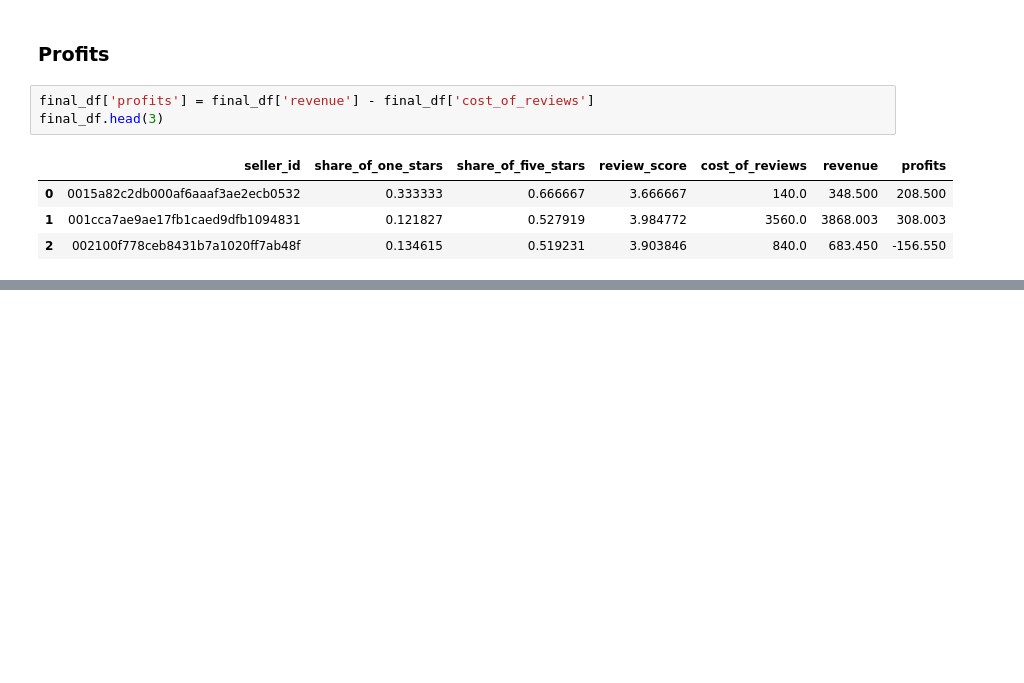
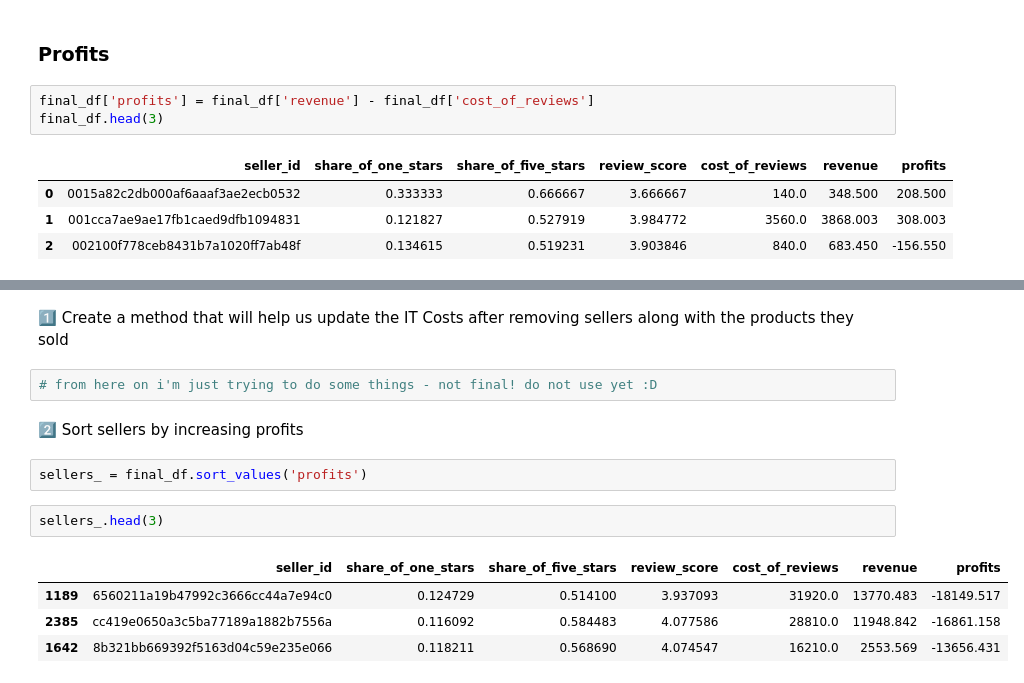
Before and after one commit to carinarms/data-recap_ceo_request, a Jupyter notebook: OLIST-Challenge.ipynb, the cells around one changed output, grey strips where cells are left out. Cells and saved outputs as stored; diff of their text form; blank space fills up the shorter version.

```diff
--- a/OLIST-Challenge.ipynb
+++ b/OLIST-Challenge.ipynb
@@ -180,0 +206,15 @@ final_df.head(3)
+# %% [markdown]
+1️⃣ Create a method that will help us update the IT Costs after removing sellers along with the products they sold
+# %%
+# from here on i'm just trying to do some things - not final! do not use yet :D
+# %% [markdown]
+2️⃣ Sort sellers by increasing profits
+# %%
+sellers_ = final_df.sort_values('profits')
+# %%
+sellers_.head(3)
+# %% [output]
+|  | seller_id | share_of_one_stars | share_of_five_stars | review_score | cost_of_reviews | revenue | profits |
+| 1189 | 6560211a19b47992c3666cc44a7e94c0 | 0.124729 | 0.514100 | 3.937093 | 31920.0 | 13770.483 | -18149.517 |
+| 2385 | cc419e0650a3c5ba77189a1882b7556a | 0.116092 | 0.584483 | 4.077586 | 28810.0 | 11948.842 | -16861.158 |
+| 1642 | 8b321bb669392f5163d04c59e235e066 | 0.118211 | 0.568690 | 4.074547 | 16210.0 | 2553.569 | -13656.431 |
```
Also changed, not shown: parts of 8 cells of this notebook.
